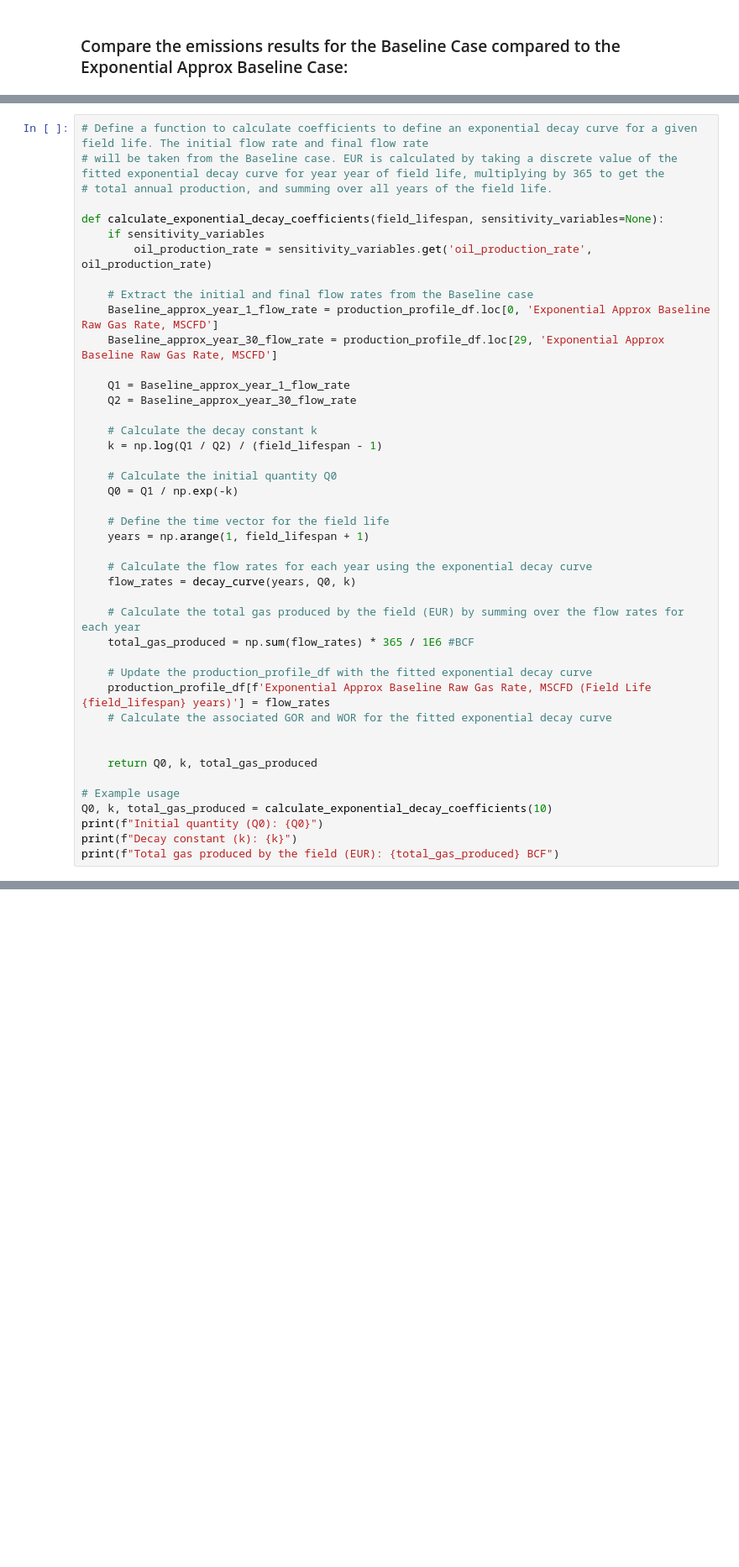
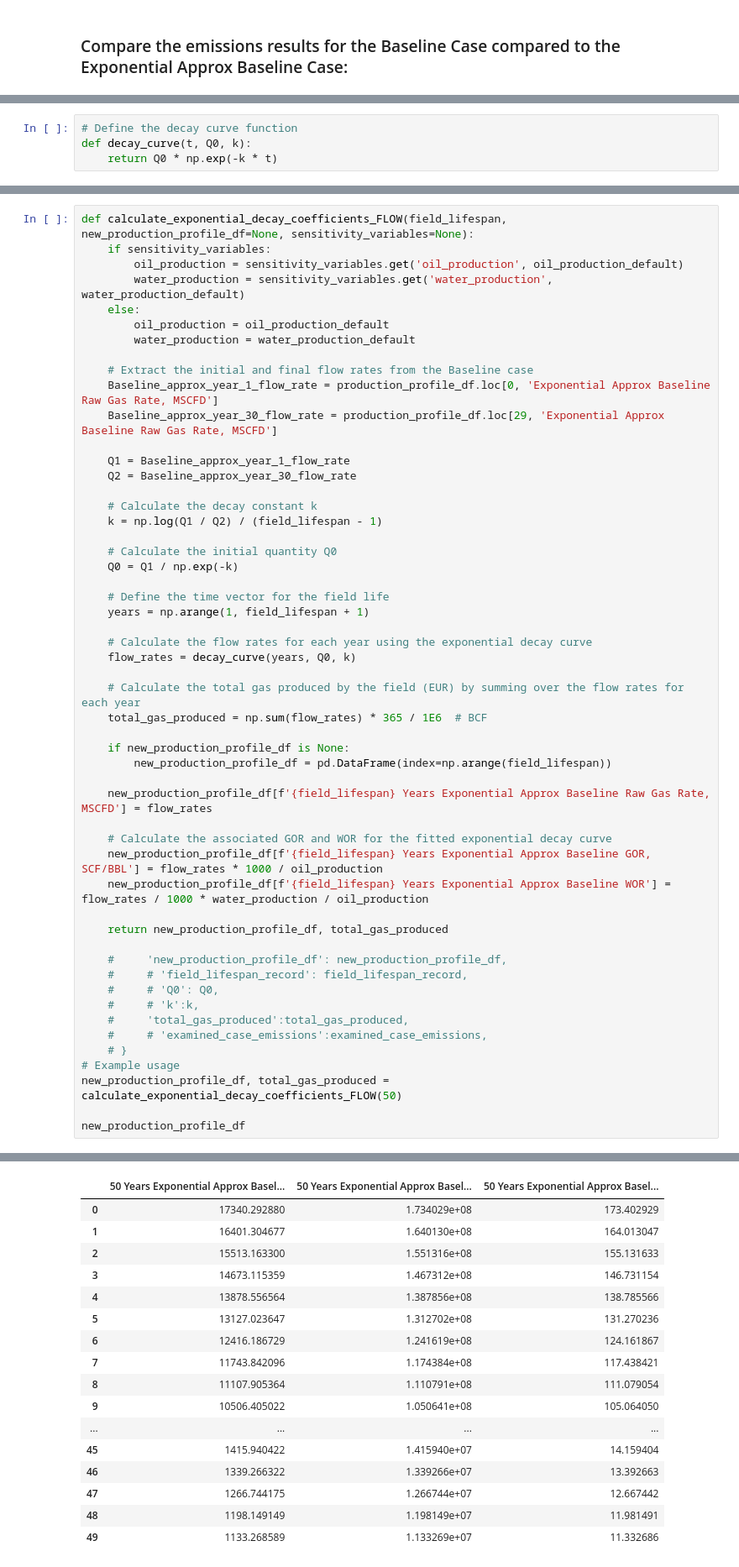
Before and after one commit to tblackfd/Geologic-Hydrogen-LCA-TEA, a Jupyter notebook: BrandtModelReplication_v0_2.ipynb, the cells around one changed output, grey strips where cells are left out. Shown at 84% size. Drawn from its saved outputs; the diff is of its cells as text; blank space fills up the shorter version.

```diff
--- a/BrandtModelReplication_v0_2.ipynb
+++ b/BrandtModelReplication_v0_2.ipynb
@@ -5608,3 +5660,7 @@ Sequentially, this means we need to define a function that will:
 
 Once this function is defined:
 1. Run a new sensitivity analysis that considers length of field life as well as the other sensitivity assumptions
+# %%
+# Define the decay curve function
+def decay_curve(t, Q0, k):
+    return Q0 * np.exp(-k * t)
@@ -5611,11 +5706,11 @@ Once this function is defined:
 # %%
-# Define a function to calculate coefficients to define an exponential decay curve for a given field life. The initial flow rate and final flow rate
-# will be taken from the Baseline case. EUR is calculated by taking a discrete value of the fitted exponential decay curve for year year of field life, multiplying by 365 to get the
-# total annual production, and summing over all years of the field life.
-
-def calculate_exponential_decay_coefficients(field_lifespan, sensitivity_variables=None):
-    if sensitivity_variables
-        oil_production_rate = sensitivity_variables.get('oil_production_rate', oil_production_rate)
+def calculate_exponential_decay_coefficients_FLOW(field_lifespan, new_production_profile_df=None, sensitivity_variables=None):
+    if sensitivity_variables:
+        oil_production = sensitivity_variables.get('oil_production', oil_production_default)
+        water_production = sensitivity_variables.get('water_production', water_production_default)
+    else:
+        oil_production = oil_production_default
+        water_production = water_production_default
 
     # Extract the initial and final flow rates from the Baseline case
     Baseline_approx_year_1_flow_rate = production_profile_df.loc[0, 'Exponential Approx Baseline Raw Gas Rate, MSCFD']
@@ -5637,18 +5732,28 @@ def calculate_exponential_decay_coefficients(field_lifespan, sensitivity_variabl
     flow_rates = decay_curve(years, Q0, k)
 
     # Calculate the total gas produced by the field (EUR) by summing over the flow rates for each year
-    total_gas_produced = np.sum(flow_rates) * 365 / 1E6 #BCF
+    total_gas_produced = np.sum(flow_rates) * 365 / 1E6  # BCF
 
-    # Update the production_profile_df with the fitted exponential decay curve
-    production_profile_df[f'Exponential Approx Baseline Raw Gas Rate, MSCFD (Field Life {field_lifespan} years)'] = flow_rates
+    if new_production_profile_df is None:
+        new_production_profile_df = pd.DataFrame(index=np.arange(field_lifespan))
+
+    new_production_profile_df[f'{field_lifespan} Years Exponential Approx Baseline Raw Gas Rate, MSCFD'] = flow_rates
+
     # Calculate the associated GOR and WOR for the fitted exponential decay curve
+    new_production_profile_df[f'{field_lifespan} Years Exponential Approx Baseline GOR, SCF/BBL'] = flow_rates * 1000 / oil_production
+    new_production_profile_df[f'{field_lifespan} Years Exponential Approx Baseline WOR'] = flow_rates / 1000 * water_production / oil_production
 
+    return new_production_profile_df, total_gas_produced
 
-    return Q0, k, total_gas_produced
+    #     'new_production_profile_df': new_production_profile_df,
+    #     # 'field_lifespan_record': field_lifespan_record,
+    #     # 'Q0': Q0,
+    #     # 'k':k,
+    #     'total_gas_produced':total_gas_produced,
+    #     # 'examined_case_emissions':examined_case_emissions,
+    # }
+# Example usage
+new_production_profile_df, total_gas_produced = calculate_exponential_decay_coefficients_FLOW(50)
 
-# Example usage
-Q0, k, total_gas_produced = calculate_exponential_decay_coefficients(10)
-print(f"Initial quantity (Q0): {Q0}")
-print(f"Decay constant (k): {k}")
-print(f"Total gas produced by the field (EUR): {total_gas_produced} BCF")
+new_production_profile_df
 # %% [output]
@@ -5655,0 +5760,17 @@ SyntaxError: expected ':' (1551007614.py, line 6)
+|  | 50 Years Exponential Approx Basel... | 50 Years Exponential Approx Basel... | 50 Years Exponential Approx Basel... |
+| 0 | 17340.292880 | 1.734029e+08 | 173.402929 |
+| 1 | 16401.304677 | 1.640130e+08 | 164.013047 |
+| 2 | 15513.163300 | 1.551316e+08 | 155.131633 |
+| 3 | 14673.115359 | 1.467312e+08 | 146.731154 |
+| 4 | 13878.556564 | 1.387856e+08 | 138.785566 |
+| 5 | 13127.023647 | 1.312702e+08 | 131.270236 |
+| 6 | 12416.186729 | 1.241619e+08 | 124.161867 |
+| 7 | 11743.842096 | 1.174384e+08 | 117.438421 |
+| 8 | 11107.905364 | 1.110791e+08 | 111.079054 |
+| 9 | 10506.405022 | 1.050641e+08 | 105.064050 |
+| ... | ... | ... | ... |
+| 45 | 1415.940422 | 1.415940e+07 | 14.159404 |
+| 46 | 1339.266322 | 1.339266e+07 | 13.392663 |
+| 47 | 1266.744175 | 1.266744e+07 | 12.667442 |
+| 48 | 1198.149149 | 1.198149e+07 | 11.981491 |
+| 49 | 1133.268589 | 1.133269e+07 | 11.332686 |
```
Also changed, not shown: parts of 42 cells of this notebook, 1 other file.
